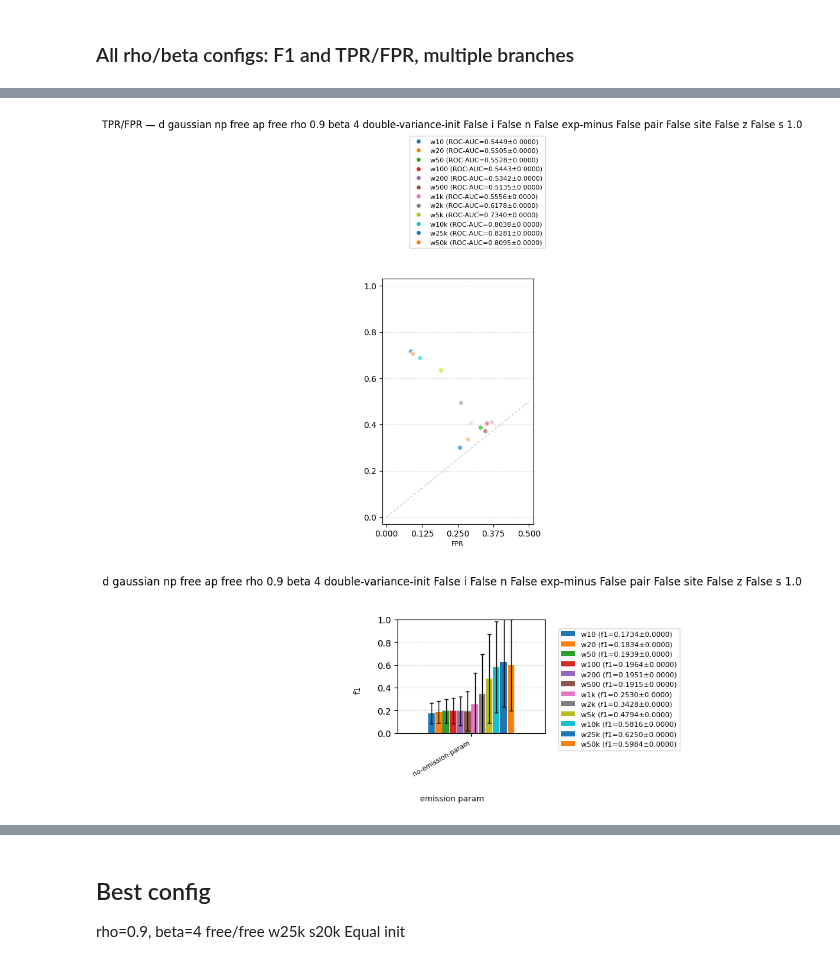
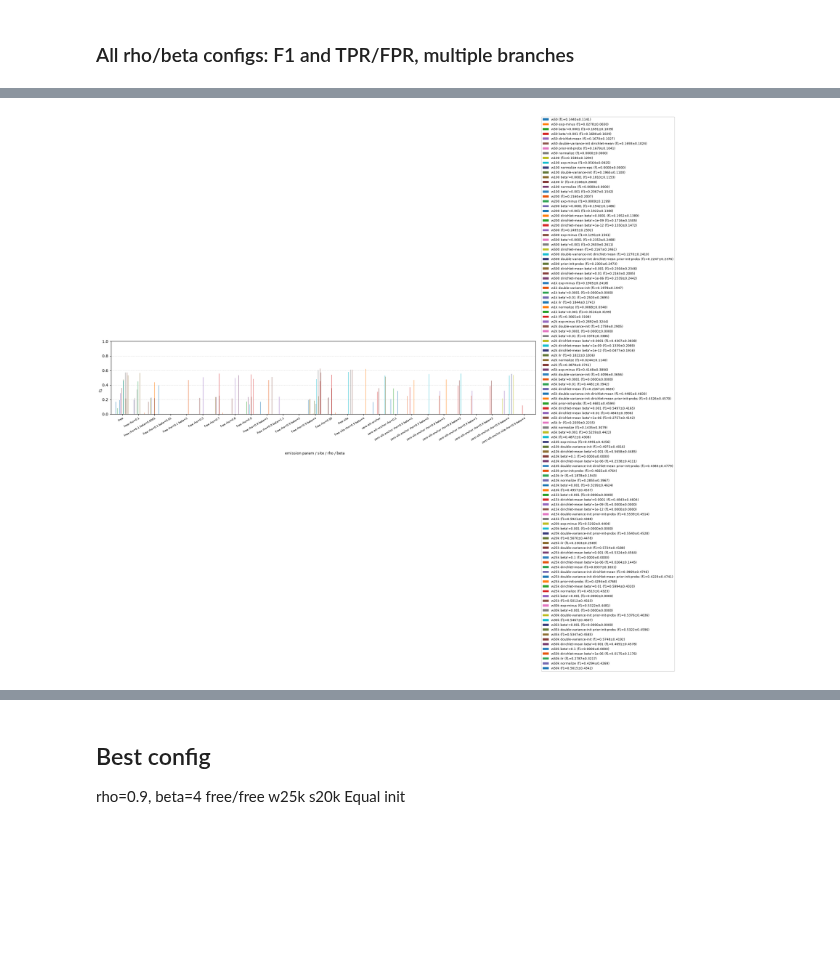
Before and after one commit to isaacangyu/phlag, a Jupyter notebook: bench/aggregate.ipynb, the cells around one changed output, grey strips where cells are left out. Drawn from its saved outputs; the diff is of its cells as text; code cells hidden in the pictures; blank space fills up the shorter version.

Commit message:
site and gtrees bugs

```diff
--- a/bench/aggregate.ipynb
+++ b/bench/aggregate.ipynb
@@ -10,12 +3,26 @@ os.chdir('/home/iang/phlag')
 # %%
+%load_ext autoreload
+%autoreload 2
+
+import numpy as np
+import pandas as pd
+import matplotlib as plt
+from copy import deepcopy
+import os
+os.chdir('/home/iang/phlag')
 from bench.utils import CrossRunAnalysis
-from bench.utils import _load_raw_config_df
-
+# from bench.utils import _load_raw_config_df
 cra = CrossRunAnalysis()
 cra.compute_hd_bin_edges()
+
 aggB = ["x_bin", "merged_category", "fraction_bin"]
-full_config = {"-d": "gaussian", "--np": "free", "--ap": "free", "--rho": 0.9, "--beta": 4, "--double-variance-init": False, "-i": False, "-n": False, "--exp-minus": False,
-               "--pair": False, "--site": False, "-z": False, "-s": 1.0, "-w": [10, 20, 50, 100, 200, 500, "1k", "2k", "3k", "4k", "5k", "6k", "7k", "8k", "9k", "10k", "15k", "25k", "30k", "50k"]}
+base_config = { "--ap": "free", "-w": [">40", "<100k"], '--site': True,
+               "-d": "gaussian", "--pair": False, "-z": False, "-s": 1.0} # excludes what currently testing
+cra.title_base = base_config
+full_config = deepcopy(base_config)
+full_config.update({"--rho": False, "--beta": False, "--beta-prime": False, "--np": "free", "--emission-param": "free",
+               "--double-variance-init": False, "--prior-init-probs": False, "--dirichlet-mean": False, "-i": False, "-n": False, "--exp-minus": False,})
 best_config = deepcopy(full_config)
 best_config['-w'] = '25k'
-best_config['-s'] = 0.8
+best_config['--rho'] = 0.9
+best_config['--beta'] = 4
@@ -157,13 +396,15 @@ cra.plot(
 # %%
-config = deepcopy(full_config)
-config["--rho"] = None
-config["--beta"] = None
-agg = ["-w", "--emission-param"]
+config = deepcopy(base_config)
+agg = ["-w", ("--emission-param", "--site", "--rho", "--beta")]
 cra.plot(
     config,
-    metrics=["f1", "tpr_fpr"],
-    agg=agg
+    metrics=["f1"],
+    agg=agg,
+    # agg_idx=1,
+    # show_axes=False,
+    legend='hide',
+    errorbar=None,
+    title=""
 );
 # %% [output]
-[figure, old version]
+[figure, new version]
-[figure, removed]
```
Also changed, not shown: parts of 33 cells of this notebook, 15 other files.
